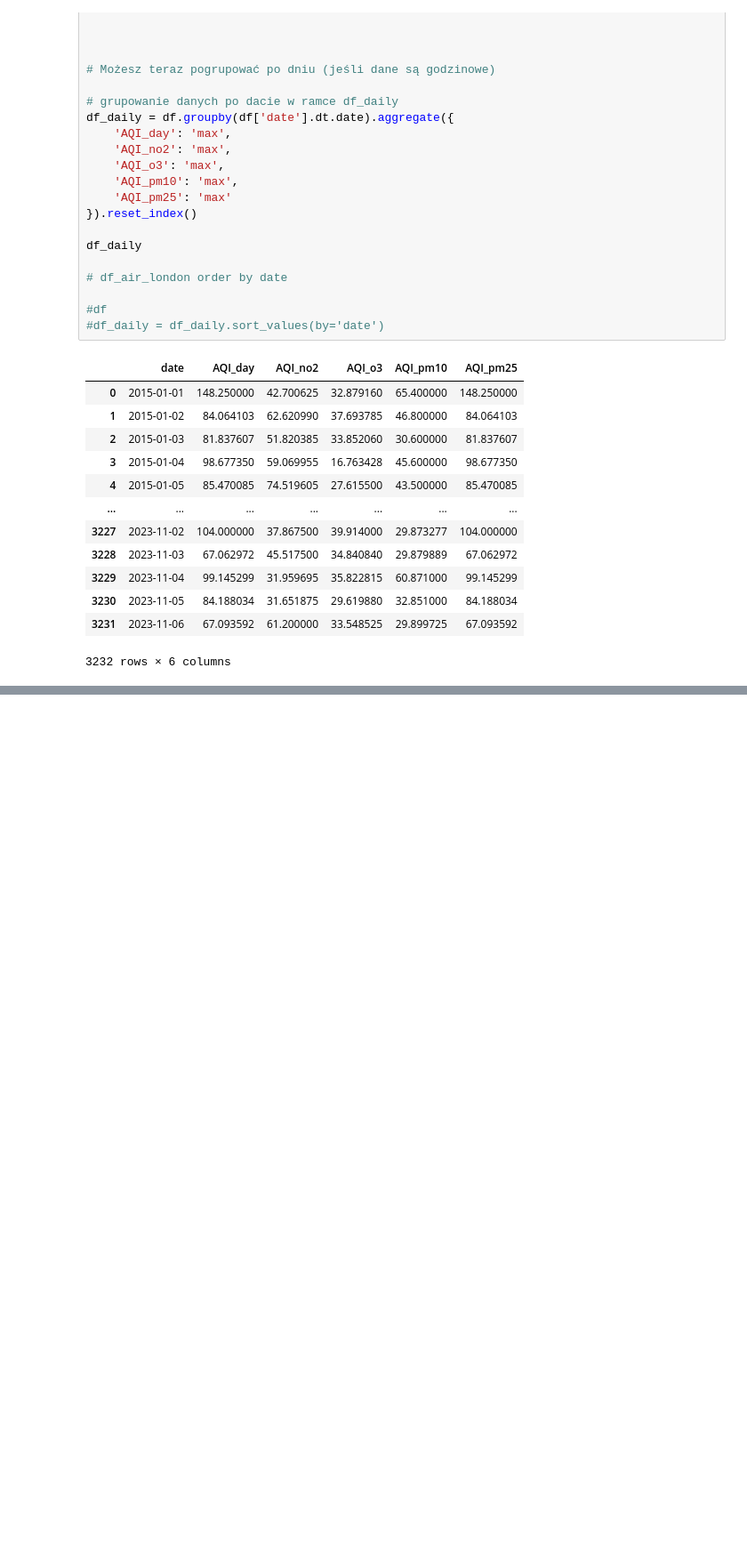
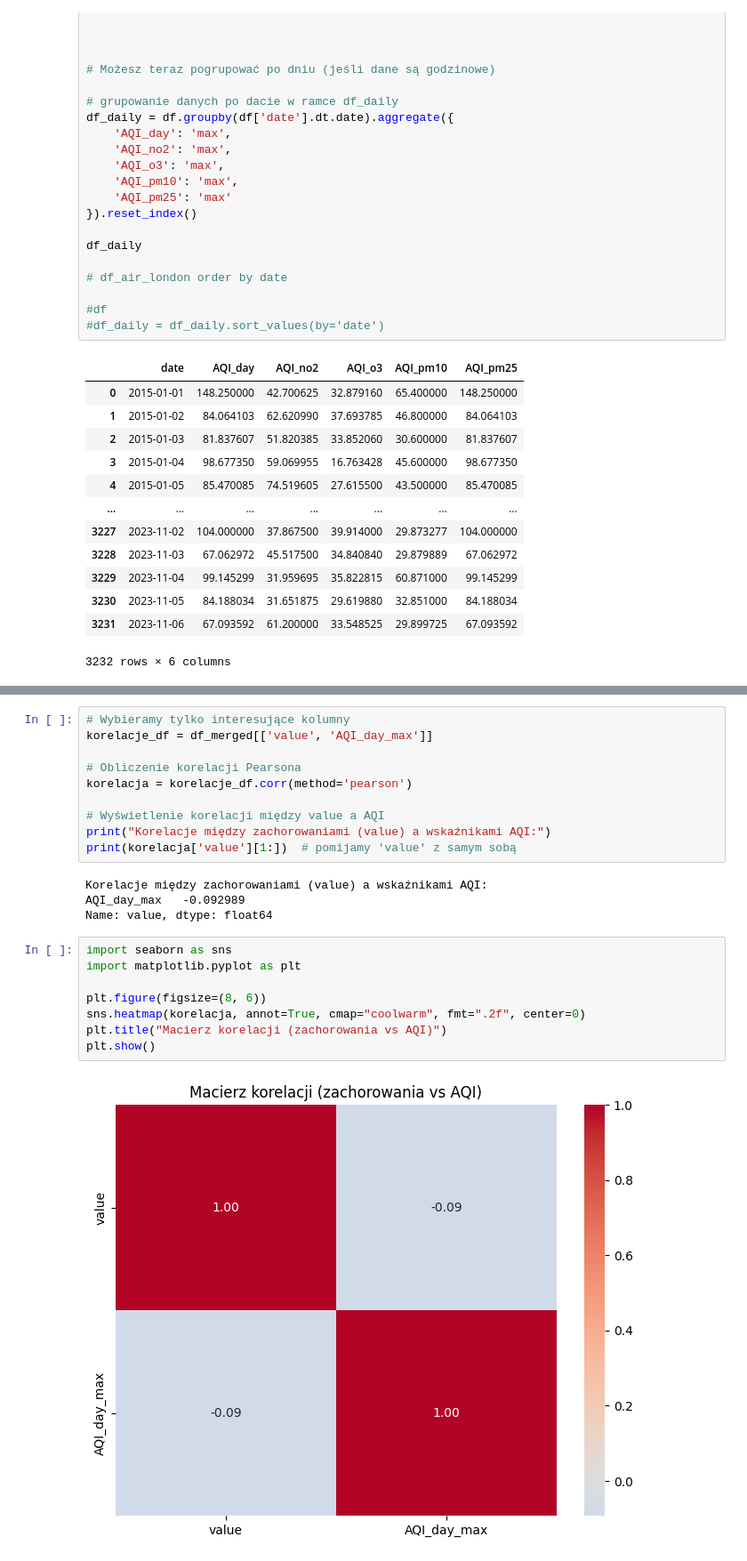
Before and after one commit to rk404/SAD, a Jupyter notebook: Zadanie_SAD_2025.ipynb, the cells around one changed output, grey strips where cells are left out. Shown at 89% size. Cells and saved outputs as stored; diff of their text form; blank space fills up the shorter version.

```diff
--- a/Zadanie_SAD_2025.ipynb
+++ b/Zadanie_SAD_2025.ipynb
@@ -690,0 +686,24 @@ plt.show()
+# %%
+# Wybieramy tylko interesujące kolumny
+korelacje_df = df_merged[['value', 'AQI_day_max']]
+
+# Obliczenie korelacji Pearsona
+korelacja = korelacje_df.corr(method='pearson')
+
+# Wyświetlenie korelacji między value a AQI
+print("Korelacje między zachorowaniami (value) a wskaźnikami AQI:")
+print(korelacja['value'][1:])  # pomijamy 'value' z samym sobą
+# %% [output]
+Korelacje między zachorowaniami (value) a wskaźnikami AQI:
+AQI_day_max   -0.092989
+Name: value, dtype: float64
+# %%
+import seaborn as sns
+import matplotlib.pyplot as plt
+
+plt.figure(figsize=(8, 6))
+sns.heatmap(korelacja, annot=True, cmap="coolwarm", fmt=".2f", center=0)
+plt.title("Macierz korelacji (zachorowania vs AQI)")
+plt.show()
+# %% [output]
+[figure, added]
```
Also changed, not shown: parts of 8 cells of this notebook.
